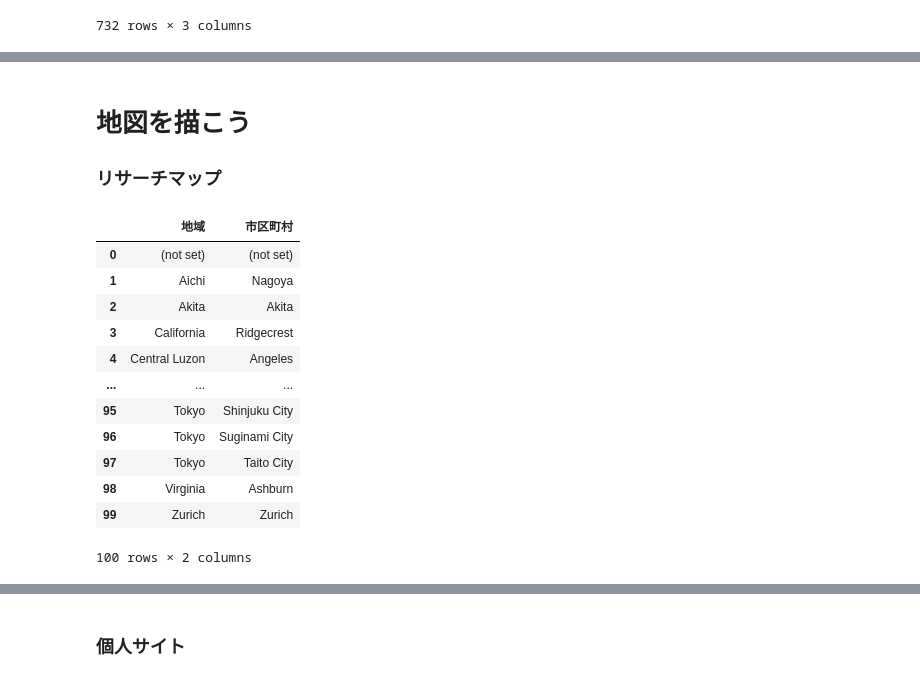
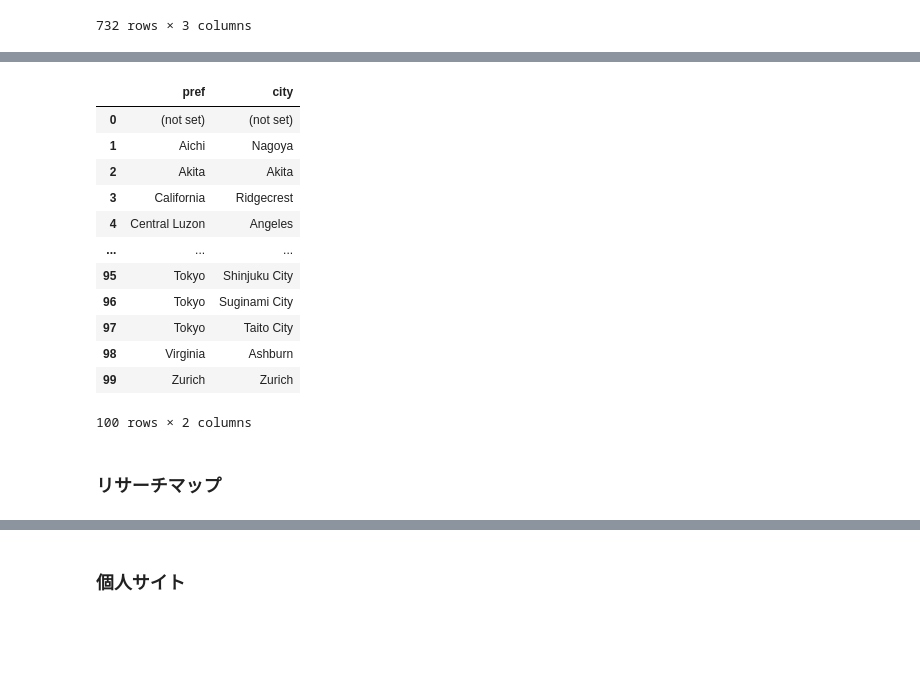
Before and after one commit to Ymgc19/Ymgc19.github.io, a Jupyter notebook: make_plot.ipynb, the cells around one changed output, grey strips where cells are left out. Drawn from its saved outputs; the diff is of its cells as text; code cells hidden in the pictures; blank space fills up the shorter version.

```diff
--- a/make_plot.ipynb
+++ b/make_plot.ipynb
@@ -141,0 +146,21 @@ line.write_html("html_figures/lineplot.html")
+# %%
+rm_region = pd.read_csv("access_data/researchmap_region.csv")
+p_region = pd.read_csv("access_data/personal_region.csv")
+region = pd.concat([rm_region, p_region]).groupby(["地域", "市区町村"]).sum().reset_index()
+region_pref_muni = region[["地域", "市区町村"]].rename(columns = {"地域":"pref", "市区町村":"city"})
+#region_pref_muni.to_csv("access_data/region_pref_muni.csv")
+region_pref_muni
+# %% [output]
+|  | pref | city |
+| 0 | (not set) | (not set) |
+| 1 | Aichi | Nagoya |
+| 2 | Akita | Akita |
+| 3 | California | Ridgecrest |
+| 4 | Central Luzon | Angeles |
+| ... | ... | ... |
+| 95 | Tokyo | Shinjuku City |
+| 96 | Tokyo | Suginami City |
+| 97 | Tokyo | Taito City |
+| 98 | Virginia | Ashburn |
+| 99 | Zurich | Zurich |
+100 rows × 2 columns
@@ -142,3 +173,2 @@ line.write_html("html_figures/lineplot.html")
 # %% [markdown]
-# 地図を描こう
 ### リサーチマップ
@@ -150,20 +175,3 @@ region = pd.concat([rm_region, p_region]).groupby(["地域", "市区町村"]).su
-# %%
-region_pref_muni = region[["地域", "市区町村"]]
-region_pref_muni
-# %% [output]
-|  | 地域 | 市区町村 |
-| 0 | (not set) | (not set) |
-| 1 | Aichi | Nagoya |
-| 2 | Akita | Akita |
-| 3 | California | Ridgecrest |
-| 4 | Central Luzon | Angeles |
-| ... | ... | ... |
-| 95 | Tokyo | Shinjuku City |
-| 96 | Tokyo | Suginami City |
-| 97 | Tokyo | Taito City |
-| 98 | Virginia | Ashburn |
-| 99 | Zurich | Zurich |
-100 rows × 2 columns
 # %%
 # 座標の読み込み
 coords = pd.read_csv("access_data/lon_lat.csv")
```
Also changed, not shown: parts of 8 cells of this notebook, 6 other files.
